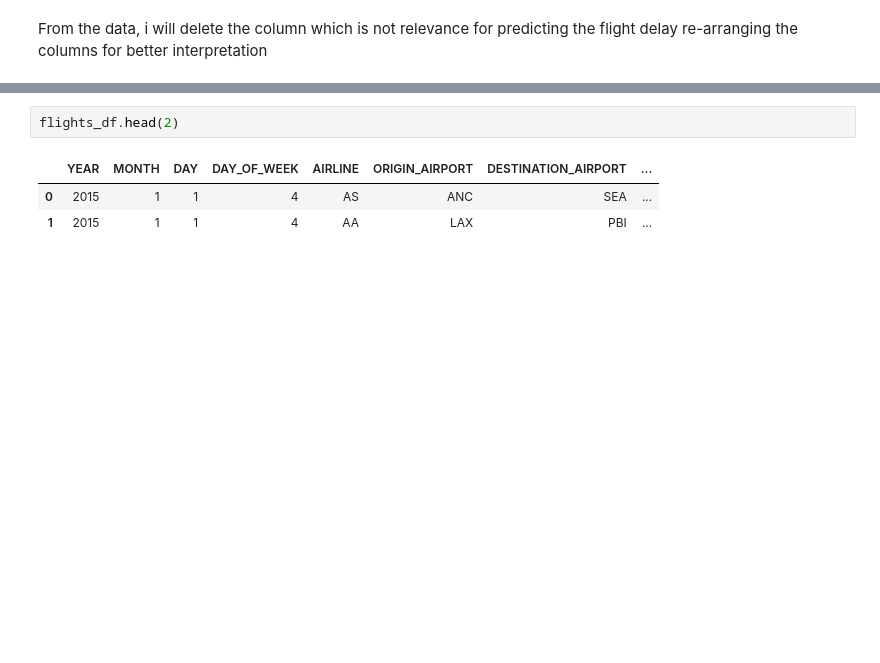
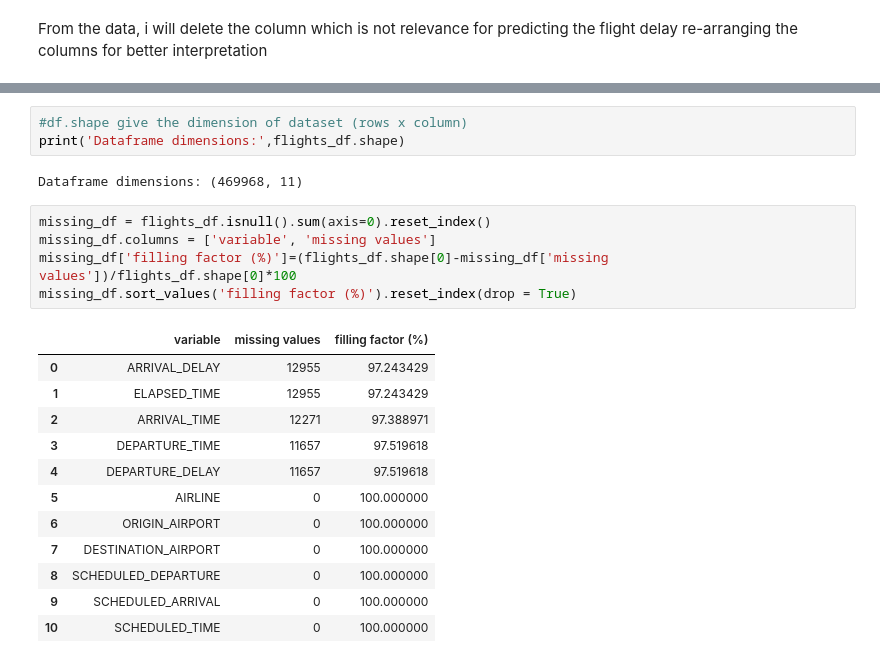
Before and after one commit to arvind-maurya/IIML_Group_Project, a Jupyter notebook: Predicting_Flight_Delay_Simple.ipynb, the cells around one changed output, grey strips where cells are left out. Drawn from its saved outputs; the diff is of its cells as text; blank space fills up the shorter version.

```diff
--- a/Predicting_Flight_Delay_Simple.ipynb
+++ b/Predicting_Flight_Delay_Simple.ipynb
@@ -182,6 +188,23 @@ KeyError: ignored
-# %%
-flights_df.head(2)
-# %% [output]
-|  | YEAR | MONTH | DAY | DAY_OF_WEEK | AIRLINE | ORIGIN_AIRPORT | DESTINATION_AIRPORT | ... |
-| 0 | 2015 | 1 | 1 | 4 | AS | ANC | SEA | ... |
-| 1 | 2015 | 1 | 1 | 4 | AA | LAX | PBI | ... |
+# %%
+#df.shape give the dimension of dataset (rows x column)
+print('Dataframe dimensions:',flights_df.shape)
+# %% [output]
+Dataframe dimensions: (469968, 11)
+# %%
+missing_df = flights_df.isnull().sum(axis=0).reset_index()
+missing_df.columns = ['variable', 'missing values']
+missing_df['filling factor (%)']=(flights_df.shape[0]-missing_df['missing values'])/flights_df.shape[0]*100
+missing_df.sort_values('filling factor (%)').reset_index(drop = True)
+# %% [output]
+|  | variable | missing values | filling factor (%) |
+| 0 | ARRIVAL_DELAY | 12955 | 97.243429 |
+| 1 | ELAPSED_TIME | 12955 | 97.243429 |
+| 2 | ARRIVAL_TIME | 12271 | 97.388971 |
+| 3 | DEPARTURE_TIME | 11657 | 97.519618 |
+| 4 | DEPARTURE_DELAY | 11657 | 97.519618 |
+| 5 | AIRLINE | 0 | 100.000000 |
+| 6 | ORIGIN_AIRPORT | 0 | 100.000000 |
+| 7 | DESTINATION_AIRPORT | 0 | 100.000000 |
+| 8 | SCHEDULED_DEPARTURE | 0 | 100.000000 |
+| 9 | SCHEDULED_ARRIVAL | 0 | 100.000000 |
+| 10 | SCHEDULED_TIME | 0 | 100.000000 |
```
Also changed, not shown: parts of 9 cells of this notebook.
